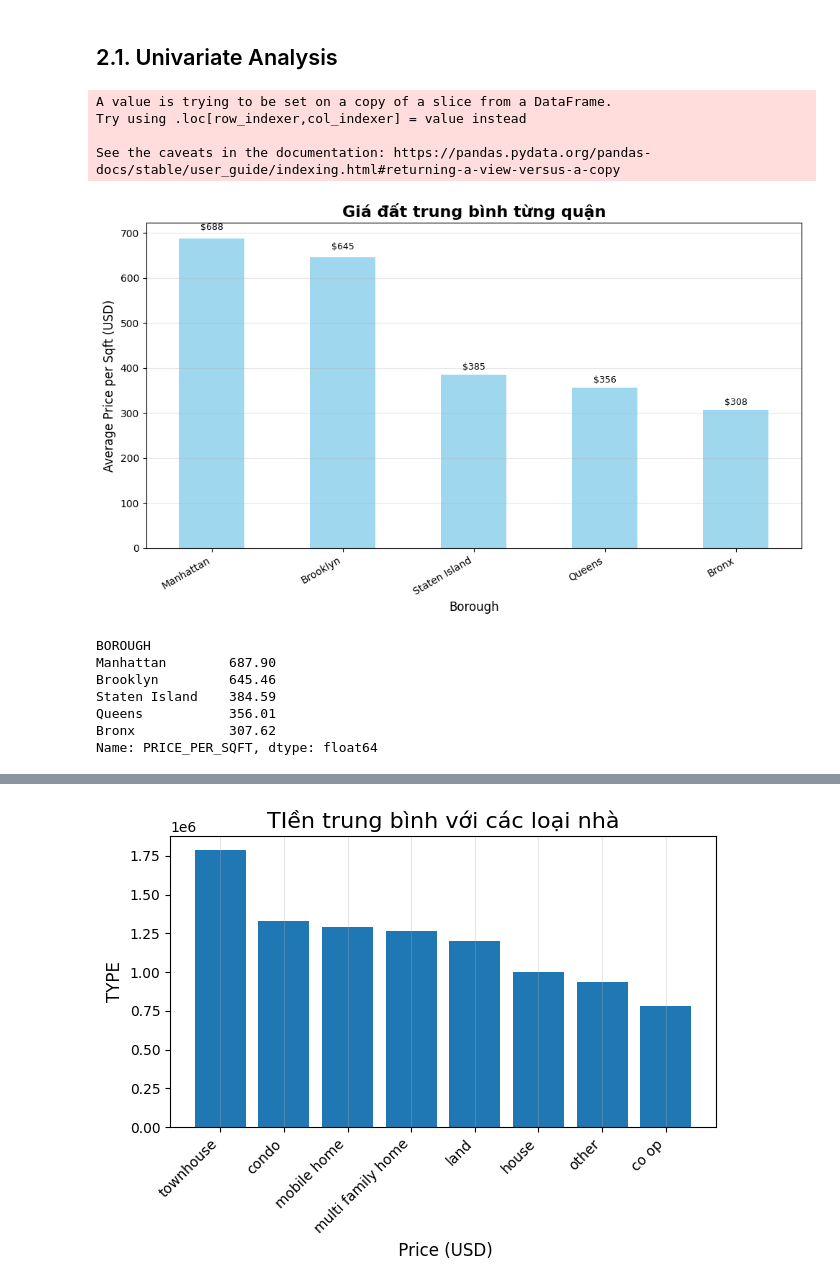
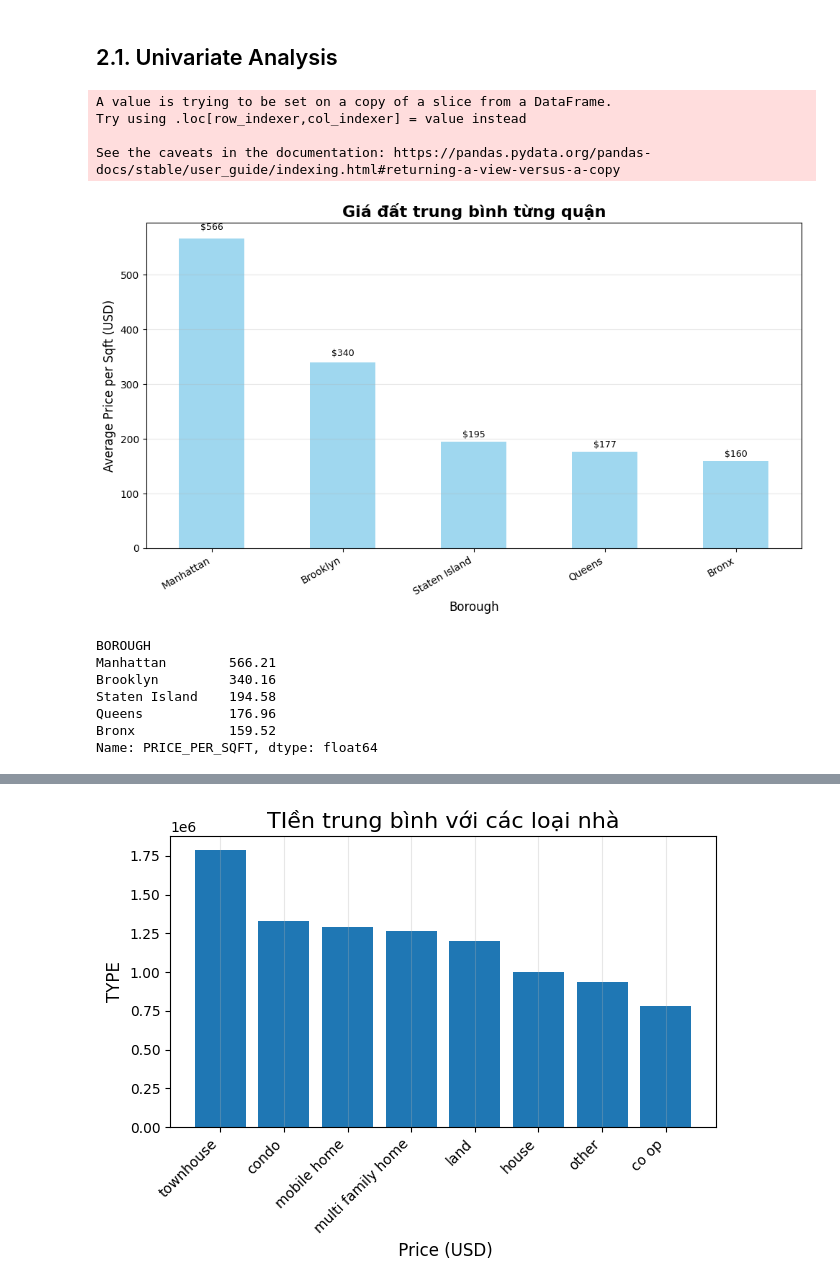
Before and after one commit to ducmanh1313/price_house_ny, a Jupyter notebook: notebooks/EDA_data.ipynb, the cells around one changed output, grey strips where cells are left out. Cells and saved outputs as stored; diff of their text form; code cells hidden in the pictures.

```diff
--- a/notebooks/EDA_data.ipynb
+++ b/notebooks/EDA_data.ipynb
@@ -48,44 +64,44 @@ df_normal
 # %% [markdown]
 ## 2.1. Univariate Analysis
 # %%
-df_normal['PRICE_PER_SQFT'] = df_normal['PRICE'] / df_normal['PROPERTYSQFT']
+df['PRICE_PER_SQFT'] = df['PRICE'] / df['PROPERTYSQFT']
 
 # loại bỏ các dòng không hợp lệ
-df_normal = df_normal.dropna(subset=['PRICE_PER_SQFT'])
-df_normal = df_normal[df_normal['PRICE_PER_SQFT'] > 0]
+df = df.dropna(subset=['PRICE_PER_SQFT'])
+df = df[df['PRICE_PER_SQFT'] > 0]
 # tính trung bình theo quận
-price_sqft_by_borough = df_normal.groupby('BOROUGH')['PRICE_PER_SQFT'].mean().sort_values(ascending=False)
+price_sqft_by_borough = df.groupby('BOROUGH')['PRICE_PER_SQFT'].mean().sort_values(ascending=False)
 
 # vẽ bar chart
 plt.figure(figsize=(10,6))
 price_sqft_by_borough.plot(kind='bar', color='skyblue', alpha=0.8)
 
 plt.title("Giá đất trung bình từng quận", fontsize=16, fontweight='bold')
 plt.ylabel("Average Price per Sqft (USD)", fontsize=12)
 plt.xlabel("Borough", fontsize=12)
 plt.xticks(rotation=30, ha='right')
 plt.grid(axis='y', alpha=0.3)
 
 # thêm label trên cột
 for i, val in enumerate(price_sqft_by_borough):
     plt.text(i, val * 1.02, f"${val:,.0f}", ha='center', va='bottom', fontsize=9)
 
 plt.tight_layout()
 plt.show()
 
 print(price_sqft_by_borough.round(2))
 # %% [output]
 A value is trying to be set on a copy of a slice from a DataFrame.
 Try using .loc[row_indexer,col_indexer] = value instead
 
 See the caveats in the documentation: https://pandas.pydata.org/pandas-docs/stable/user_guide/indexing.html#returning-a-view-versus-a-copy
-[figure, old version]
+[figure, new version]
 BOROUGH
-Manhattan        687.90
-Brooklyn         645.46
-Staten Island    384.59
-Queens           356.01
-Bronx            307.62
+Manhattan        566.21
+Brooklyn         340.16
+Staten Island    194.58
+Queens           176.96
+Bronx            159.52
 Name: PRICE_PER_SQFT, dtype: float64
 # %%
 
```
Also changed, not shown: parts of 12 cells of this notebook, 1 other file.
